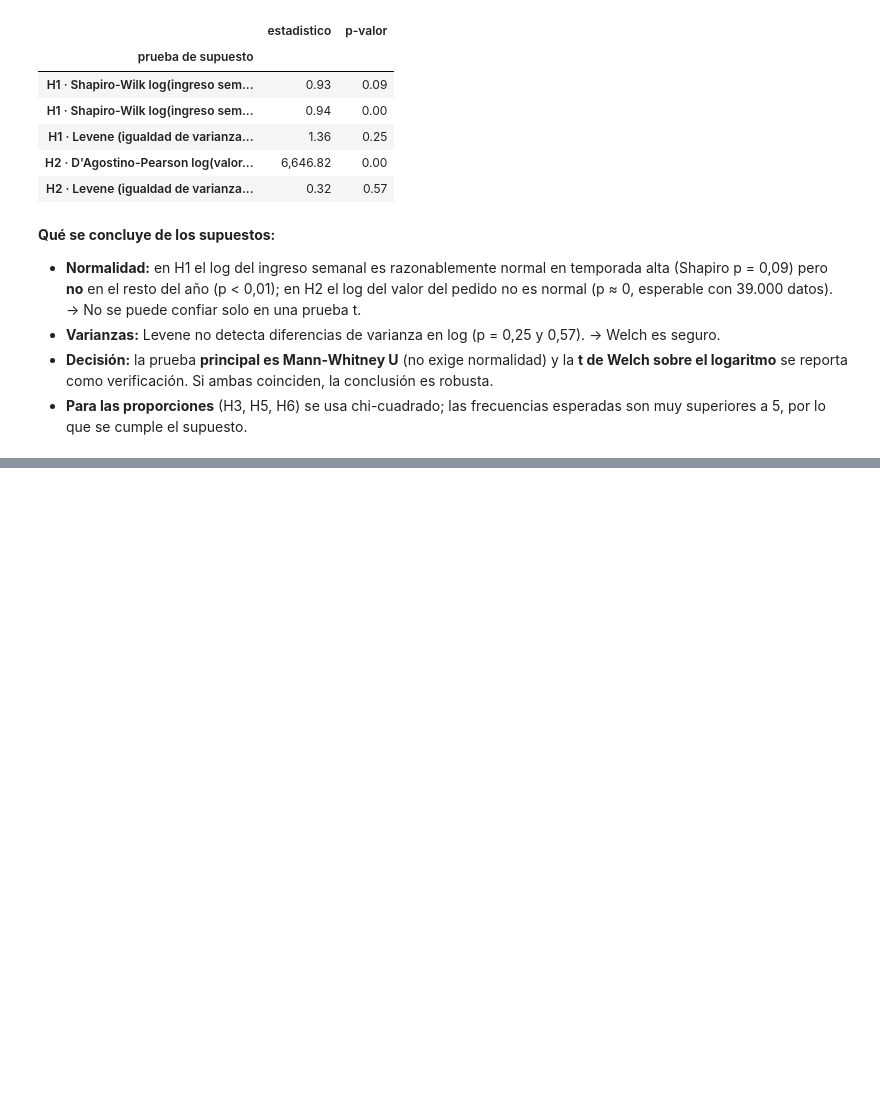
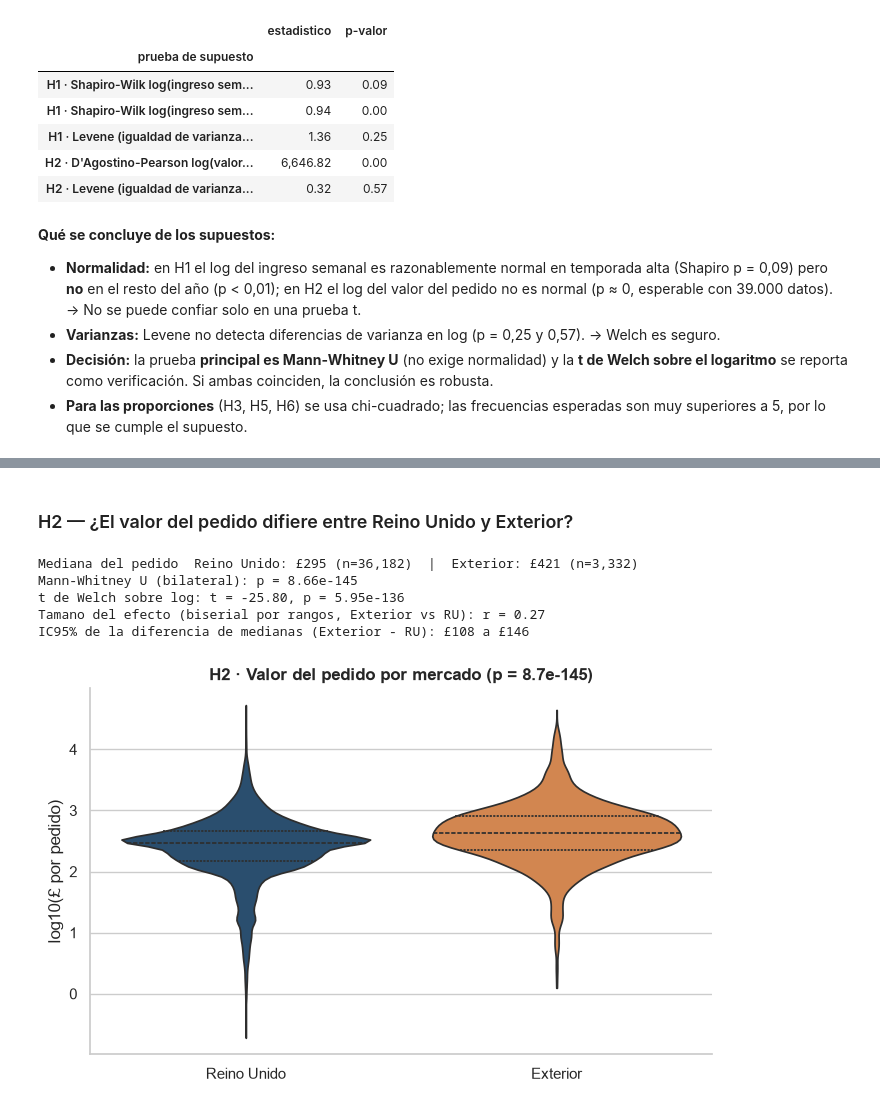
Before and after one commit to Xantyagoh/grupo3-bi-ecommerce, a Jupyter notebook: notebooks/04_hipotesis_validacion.ipynb, the cells around one changed output, grey strips where cells are left out. Saved outputs shown, nothing was run; the diff lists cells and outputs as text; code cells hidden in the pictures; blank space fills up the shorter version.

```diff
--- a/notebooks/04_hipotesis_validacion.ipynb
+++ b/notebooks/04_hipotesis_validacion.ipynb
@@ -183,0 +241,29 @@ pd.DataFrame([
+# %% [markdown]
+### H2 — ¿El valor del pedido difiere entre Reino Unido y Exterior?
+# %%
+mw = stats.mannwhitneyu(ref, ext, alternative='two-sided')
+tw = stats.ttest_ind(np.log(ref), np.log(ext), equal_var=False)
+r_h2 = biserial_rangos(ext, ref)         # positivo = el Exterior tiende a pedidos mayores
+ic = ic_dif_medianas(ext, ref)
+
+print(f'Mediana del pedido  Reino Unido: £{ref.median():,.0f} (n={len(ref):,})  |  Exterior: £{ext.median():,.0f} (n={len(ext):,})')
+print(f'Mann-Whitney U (bilateral): p = {mw.pvalue:.2e}')
+print(f't de Welch sobre log: t = {tw.statistic:.2f}, p = {tw.pvalue:.2e}')
+print(f'Tamano del efecto (biserial por rangos, Exterior vs RU): r = {r_h2:.2f}')
+print(f'IC95% de la diferencia de medianas (Exterior - RU): £{ic[0]:,.0f} a £{ic[1]:,.0f}')
+resultados.append(('H2', 'Mann-Whitney (bilateral)', mw.pvalue, r_h2, 'r biserial'))
+
+fig, ax = plt.subplots(figsize=(7, 4.5))
+datos = pedidos.assign(logimp=np.log10(pedidos['importe']))
+sns.violinplot(data=datos, x='pais_grupo', y='logimp', hue='pais_grupo', order=['Reino Unido', 'Exterior'], palette=[AZUL, NARANJA], inner='quartile', cut=0, legend=False, ax=ax)
+ax.set_title(f'H2 · Valor del pedido por mercado (p = {mw.pvalue:.1e})'); ax.set_xlabel(''); ax.set_ylabel('log10(£ por pedido)')
+plt.tight_layout()
+plt.savefig(FIG / '04_h2_ticket_mercado.png', dpi=150, bbox_inches='tight')
+plt.show()
+# %% [output]
+Mediana del pedido  Reino Unido: £295 (n=36,182)  |  Exterior: £421 (n=3,332)
+Mann-Whitney U (bilateral): p = 8.66e-145
+t de Welch sobre log: t = -25.80, p = 5.95e-136
+Tamano del efecto (biserial por rangos, Exterior vs RU): r = 0.27
+IC95% de la diferencia de medianas (Exterior - RU): £108 a £146
+[figure, added]
```
Also changed, not shown: parts of 6 cells of this notebook, 2 other files.
